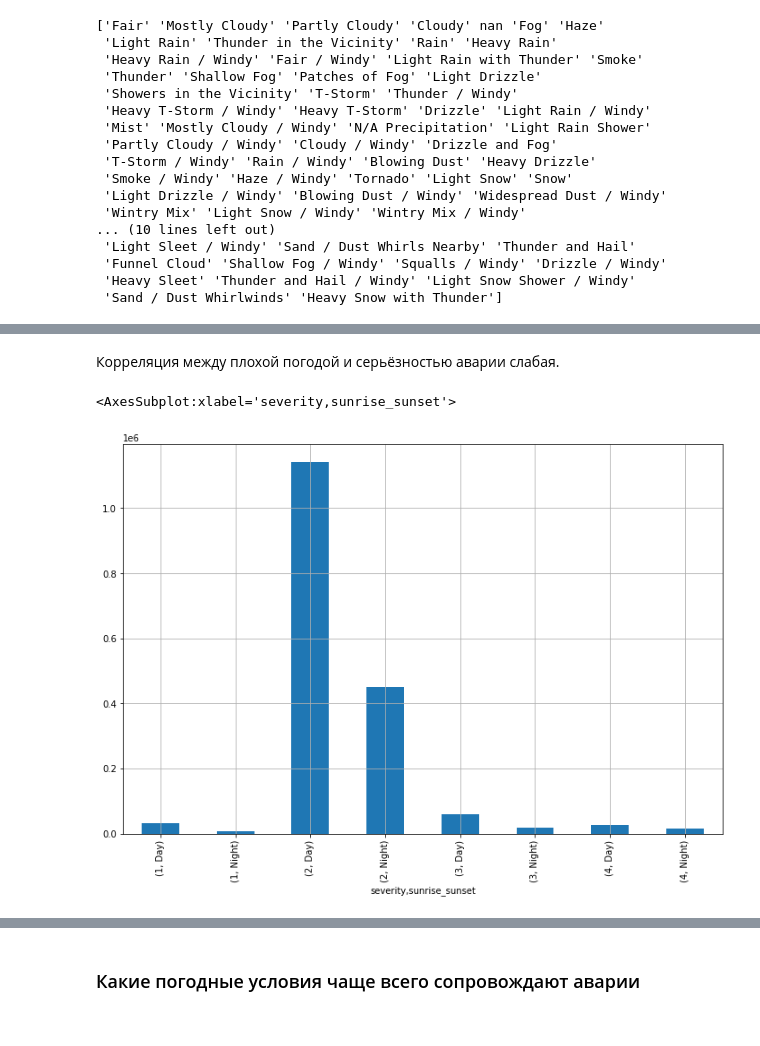
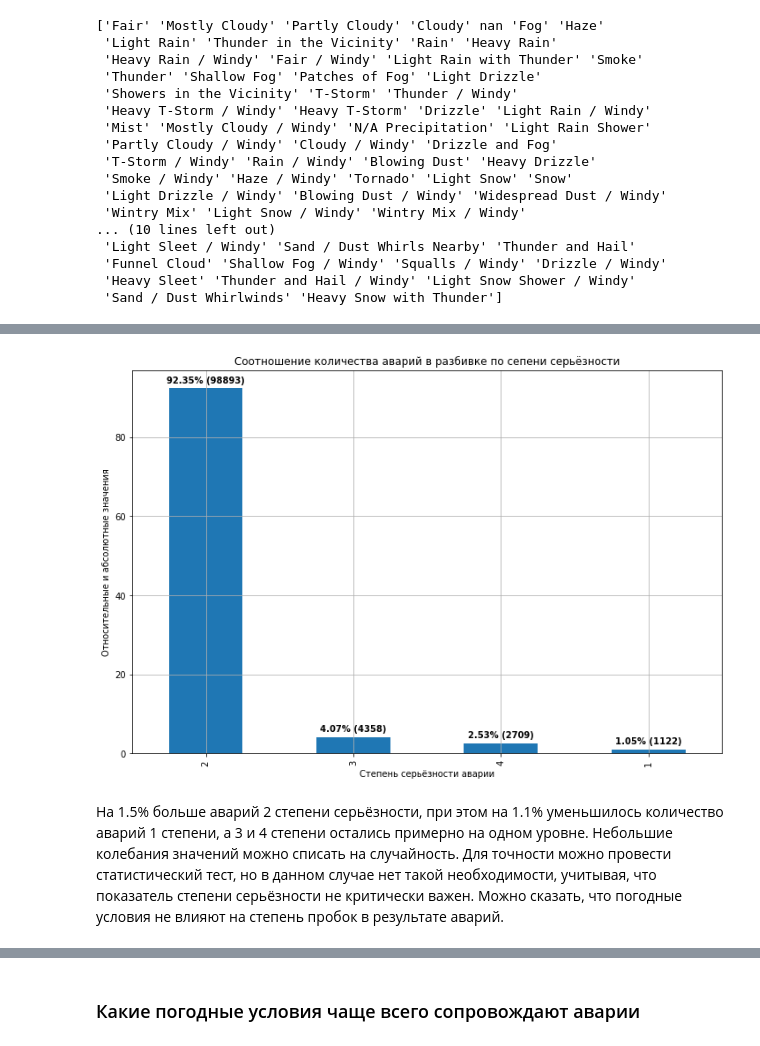
Before and after one commit to Heensz/analysis-of-accident-USA, a Jupyter notebook: анализ данных об авариях в США.ipynb, the cells around one changed output, grey strips where cells are left out. Drawn from its saved outputs; the diff is of its cells as text; code cells hidden in the pictures.

```diff
--- a/анализ данных об авариях в США.ipynb
+++ b/анализ данных об авариях в США.ipynb
@@ -336,8 +342,10 @@ road_accidents.query('dangerous_weather_conditions ==True').groupby('severity')[
-# %% [markdown]
-Корреляция между плохой погодой и серьёзностью аварии слабая.
-# %%
-#Проанализировать зависимость между степенью серьезности и временем суток (день/ночь)
-road_accidents.groupby('severity')['sunrise_sunset'].value_counts().plot(kind='bar', grid=True, figsize=(12,8))
-# %% [output]
-<AxesSubplot:xlabel='severity,sunrise_sunset'>
-[figure, removed]
+# %%
+# изучим зависимоть между опасными погодными условиями и серьёзностью аварий
+road_accidents_dangerous_weather=road_accidents.query('dangerous_weather_conditions ==True')
+# Используем функцию для построения графика на датафрейме road_accidents
+plot_severity_distribution(road_accidents_dangerous_weather)
+# %% [output]
+[figure, added]
+# %% [markdown]
+На 1.5% больше аварий 2 степени серьёзности, при этом на 1.1% уменьшилось количество аварий 1 степени, а 3 и 4 степени остались примерно на одном уровне. Небольшие колебания значений можно списать на случайность. Для точности можно провести статистический тест, но в данном случае нет такой необходимости, учитывая, что показатель степени серьёзности не критически важен.
+Можно сказать, что погодные условия не влияют на степень пробок в результате аварий.
```
Also changed, not shown: parts of 30 cells of this notebook.
